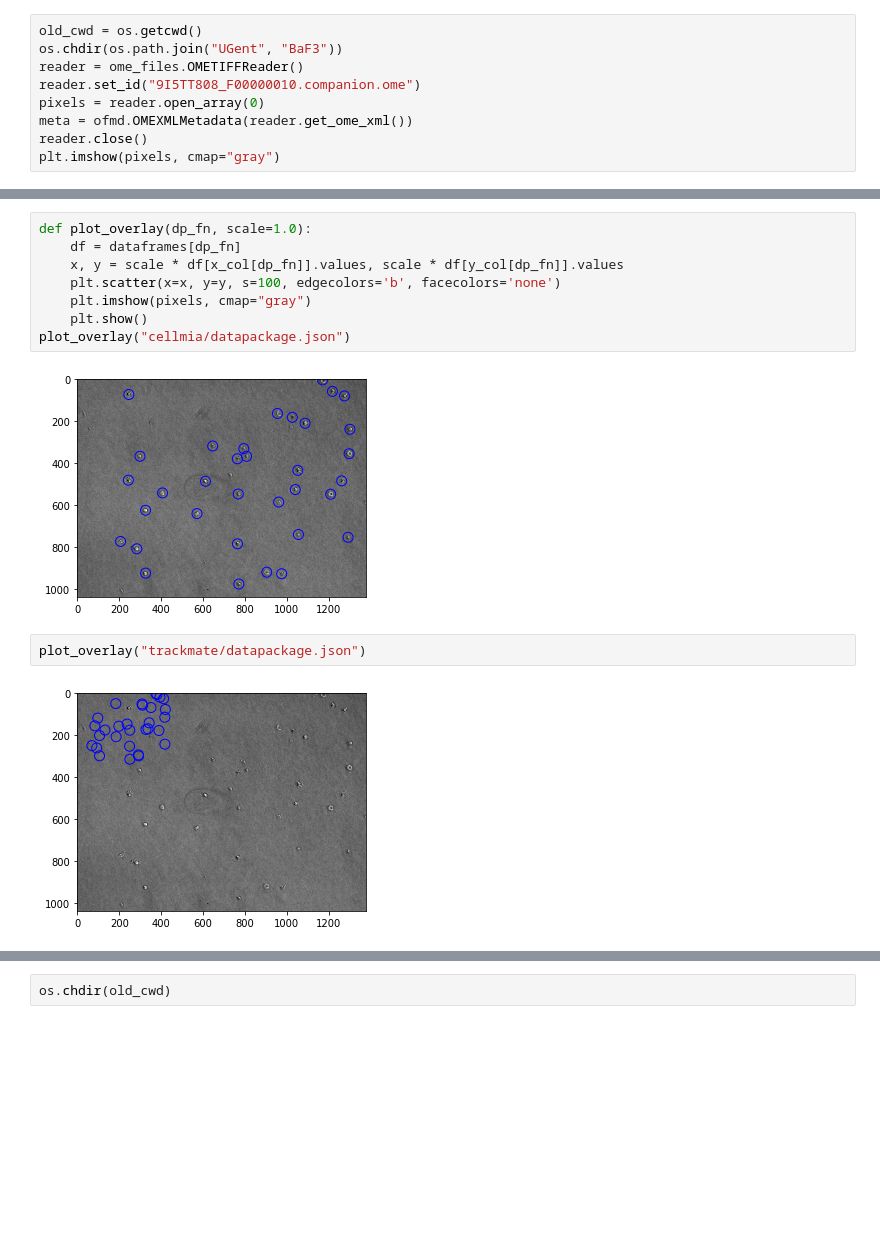
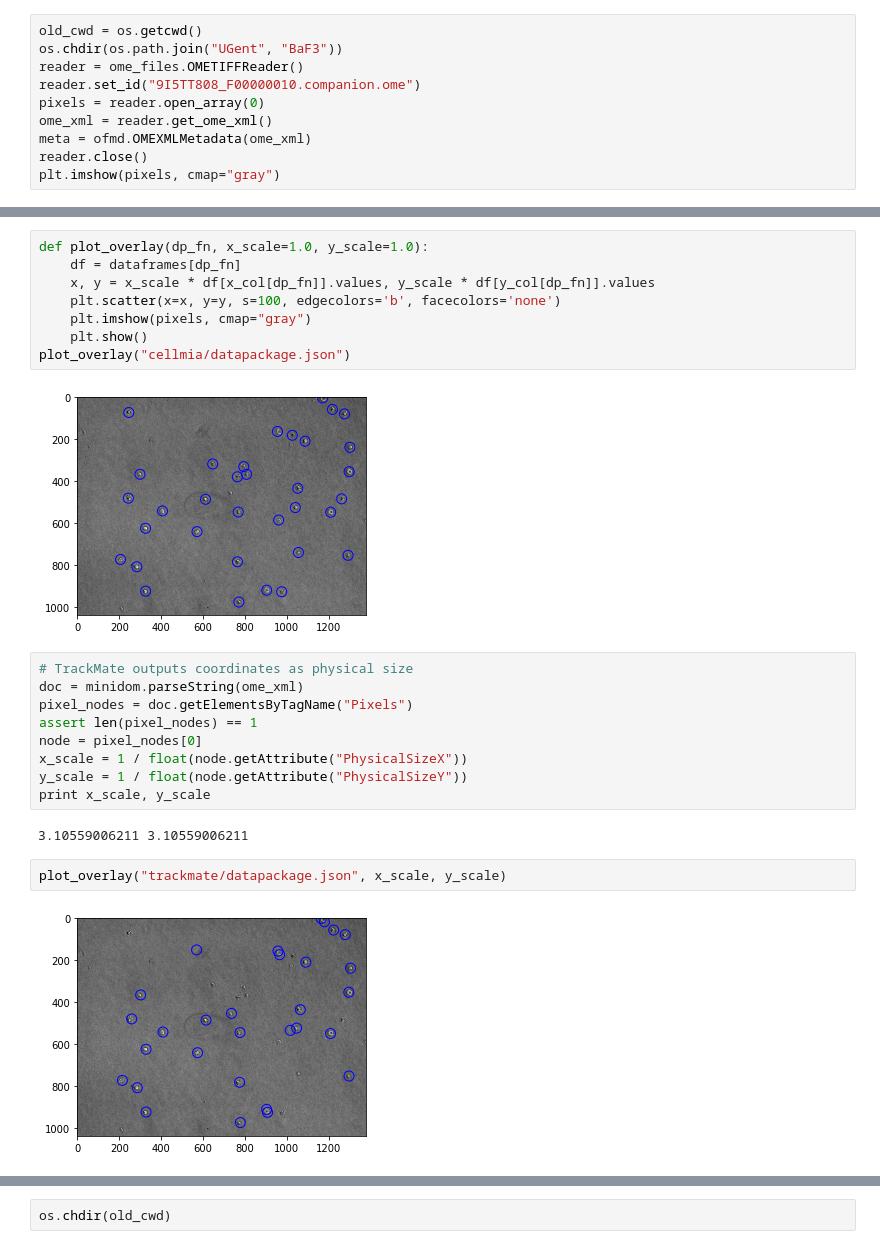
Before and after one commit to CellMigStandOrg/CMSO-samples, a Jupyter notebook: overlay.ipynb, the cells around one changed output, grey strips where cells are left out. Drawn from its saved outputs; the diff is of its cells as text; blank space fills up the shorter version.

Commit message:
BaF3: get trackmate scaling factor from the metadata

```diff
--- a/overlay.ipynb
+++ b/overlay.ipynb
@@ -17,7 +18,8 @@ os.chdir(os.path.join("UGent", "BaF3"))
 reader = ome_files.OMETIFFReader()
 reader.set_id("9I5TT808_F00000010.companion.ome")
 pixels = reader.open_array(0)
-meta = ofmd.OMEXMLMetadata(reader.get_ome_xml())
+ome_xml = reader.get_ome_xml()
+meta = ofmd.OMEXMLMetadata(ome_xml)
 reader.close()
 plt.imshow(pixels, cmap="gray")
 # %% [output]
@@ -69,16 +71,27 @@ trackmate/datapackage.json:
 3     8195    103   47.214200  300.671893
 4     8196    103  442.750009  307.510006
 # %%
-def plot_overlay(dp_fn, scale=1.0):
+def plot_overlay(dp_fn, x_scale=1.0, y_scale=1.0):
     df = dataframes[dp_fn]
-    x, y = scale * df[x_col[dp_fn]].values, scale * df[y_col[dp_fn]].values
+    x, y = x_scale * df[x_col[dp_fn]].values, y_scale * df[y_col[dp_fn]].values
     plt.scatter(x=x, y=y, s=100, edgecolors='b', facecolors='none')
     plt.imshow(pixels, cmap="gray")
     plt.show()
 plot_overlay("cellmia/datapackage.json")
 # %% [output]
 [figure]
+# %%
+# TrackMate outputs coordinates as physical size
+doc = minidom.parseString(ome_xml)
+pixel_nodes = doc.getElementsByTagName("Pixels")
+assert len(pixel_nodes) == 1
+node = pixel_nodes[0]
+x_scale = 1 / float(node.getAttribute("PhysicalSizeX"))
+y_scale = 1 / float(node.getAttribute("PhysicalSizeY"))
+print x_scale, y_scale
+# %% [output]
+3.10559006211 3.10559006211
 # %%
-plot_overlay("trackmate/datapackage.json")
+plot_overlay("trackmate/datapackage.json", x_scale, y_scale)
 # %% [output]
-[figure, old version]
+[figure, new version]
```
Also changed, not shown: parts of 2 cells of this notebook.
